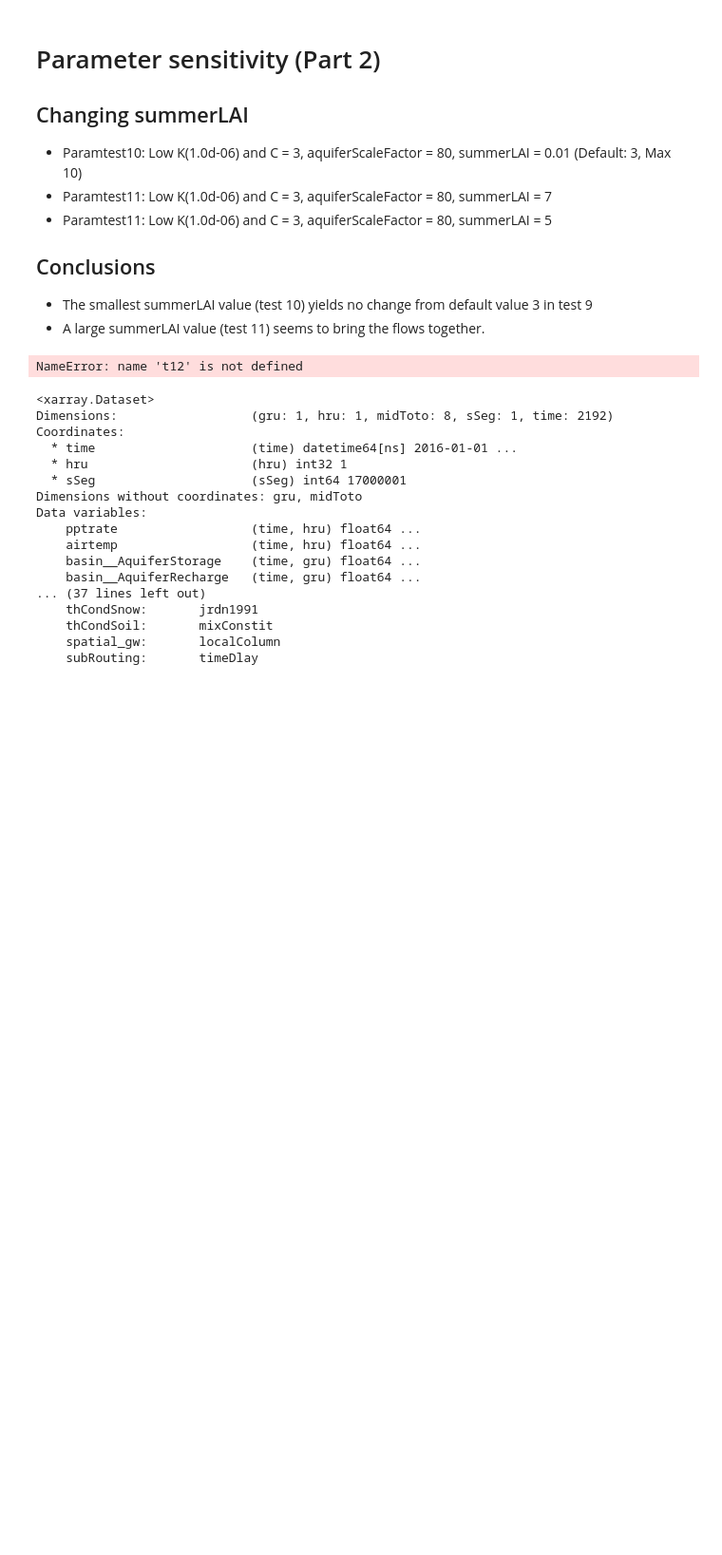
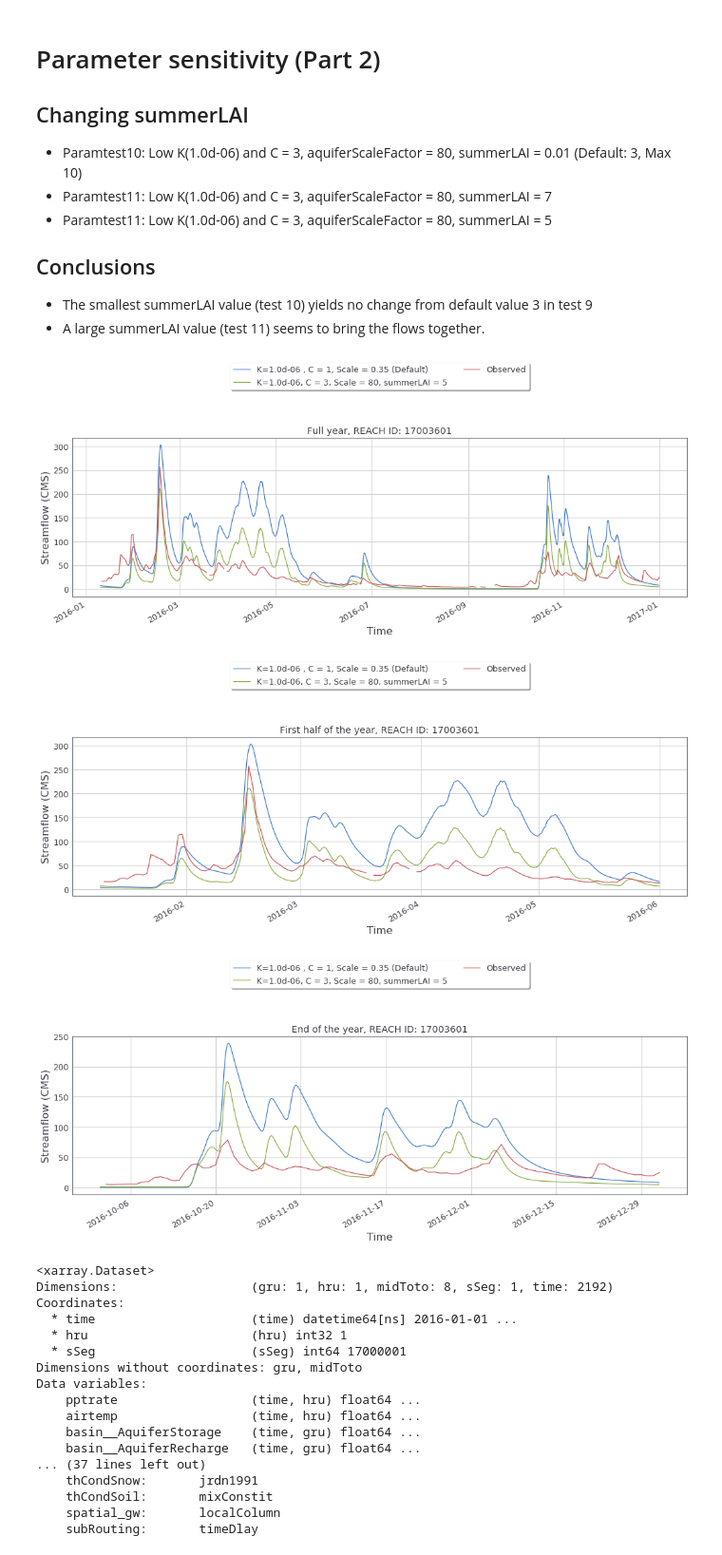
Before and after one commit to hydrofcst/luit, a Jupyter notebook: bigBucktparametersensitivity.ipynb, the cells around one changed output. Shown at 95% size. Cells and saved outputs as stored; diff of their text form; code cells hidden in the pictures; blank space fills up the shorter version.

```diff
--- a/bigBucktparametersensitivity.ipynb
+++ b/bigBucktparametersensitivity.ipynb
@@ -266,7 +266,7 @@ endtime2 = '2016-12-31'
 
 #PLOT 1
 plt.figure(figsize=(17,5))
-t12.sel(sSeg = sid)['KWTroutedRunoff'].loc[starttime2:endtime2].plot(label='K=1.0d-06 , C = 1, Scale = 0.35 (Default)')
+t1.sel(sSeg = sid)['KWTroutedRunoff'].loc[starttime2:endtime2].plot(label='K=1.0d-06 , C = 1, Scale = 0.35 (Default)')
 t12.sel(sSeg = sid)['KWTroutedRunoff'].loc[starttime2:endtime2].plot(label='K=1.0d-06, C = 3, Scale = 80, summerLAI = 5')
 (obs['flow'].loc[starttime2:endtime2]).plot(label='Observed')
 plt.ylabel('Streamflow (CMS)', fontsize=16)
@@ -276,34 +276,36 @@ plt.legend(loc='upper center', bbox_to_anchor=(0.5, 1.5), ncol=2, fancybox=True,
 plt.show()
 
 #PLOT 2
 starttime3 = '2016-01-10'
 endtime3 = '2016-05-31'
 
 plt.figure(figsize=(17,5))
 t1.sel(sSeg = sid)['KWTroutedRunoff'].loc[starttime3:endtime3].plot(label='K=1.0d-06 , C = 1, Scale = 0.35 (Default)')
 t12.sel(sSeg = sid)['KWTroutedRunoff'].loc[starttime3:endtime3].plot(label='K=1.0d-06, C = 3, Scale = 80, summerLAI = 5')
 (obs['flow'].loc[starttime3:endtime3]).plot(label='Observed')
 plt.ylabel('Streamflow (CMS)', fontsize=16)
 plt.xlabel('Time', fontsize=16)
 plt.title('First half of the year, REACH ID: %i' %sid)
 plt.legend(loc='upper center', bbox_to_anchor=(0.5, 1.5), ncol=2, fancybox=True, shadow=True)
 plt.show()
 
 #PLOT 3
 starttime3 = '2016-10-01'
 endtime3 = '2016-12-31'
 
 plt.figure(figsize=(17,5))
 t1.sel(sSeg = sid)['KWTroutedRunoff'].loc[starttime3:endtime3].plot(label='K=1.0d-06 , C = 1, Scale = 0.35 (Default)')
 t12.sel(sSeg = sid)['KWTroutedRunoff'].loc[starttime3:endtime3].plot(label='K=1.0d-06, C = 3, Scale = 80, summerLAI = 5')
 (obs['flow'].loc[starttime3:endtime3]).plot(label='Observed')
 plt.ylabel('Streamflow (CMS)', fontsize=16)
 plt.xlabel('Time', fontsize=16)
 plt.title('End of the year, REACH ID: %i' %sid)
 plt.legend(loc='upper center', bbox_to_anchor=(0.5, 1.5), ncol=2, fancybox=True, shadow=True)
 plt.show()
 # %% [output]
-NameError: name 't12' is not defined
+[figure, added]
+[figure, added]
+[figure, added]
 # %%
 t = xr.open_dataset('/glade/p/work/manab/SHARP/PNW_3L/output/paramtest13_out/PNW3L3H_2016-01-01-00_spinup_H1_1.nc').set_index(sSeg = 'hruId')
 t
```
Also changed, not shown: 3 other files.
